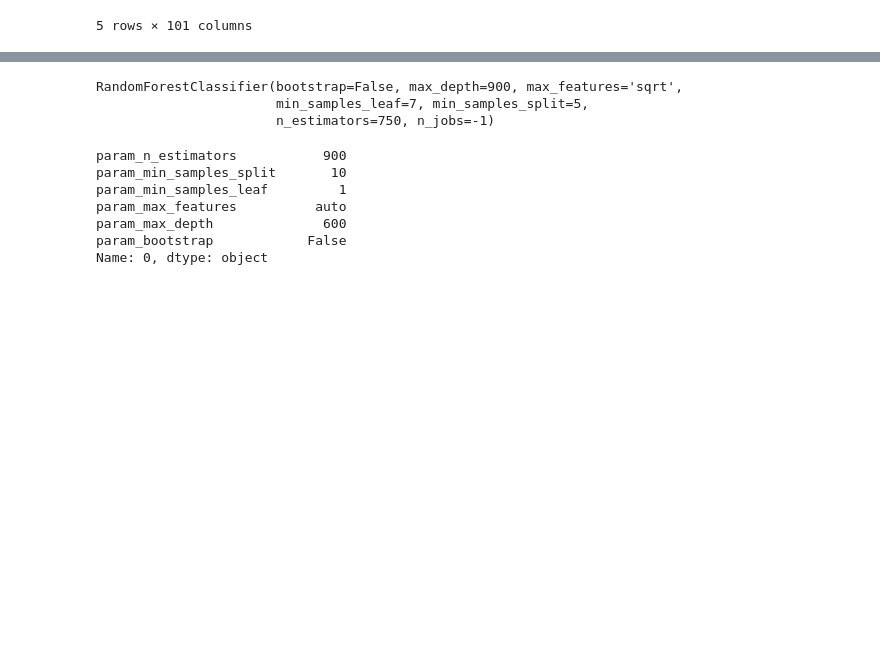
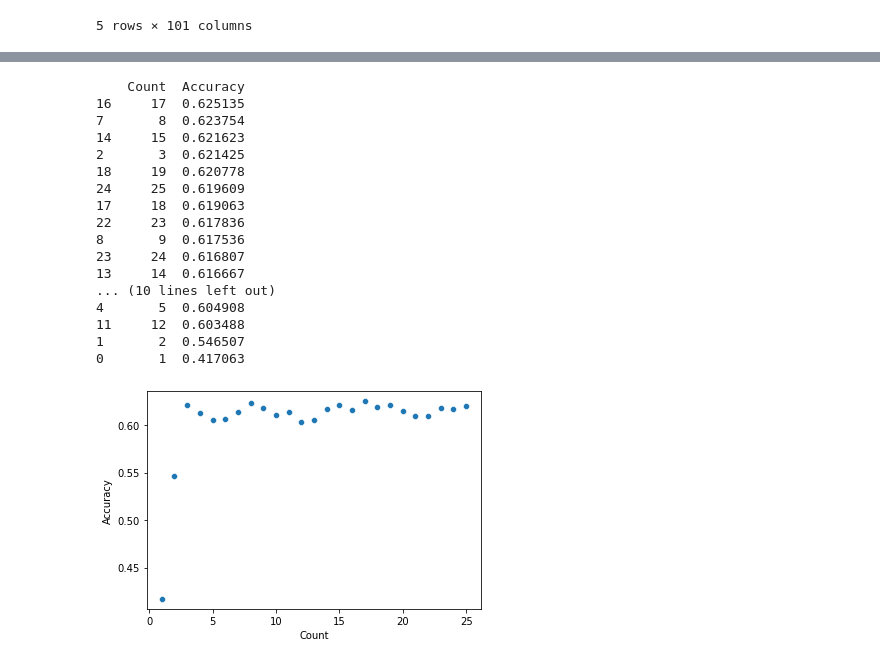
Before and after one commit to ToxPuro/Intro_to_ML_project, a Jupyter notebook: project.ipynb, the cells around one changed output, grey strips where cells are left out. Saved outputs shown, nothing was run; the diff lists cells and outputs as text; code cells hidden in the pictures; blank space fills up the shorter version.

```diff
--- a/project.ipynb
+++ b/project.ipynb
@@ -526,9 +536,61 @@ RandomForestClassifier(bootstrap=False, max_depth=600, min_samples_split=10,
+# %%
+#Multiclass Random Forest Feature Number Selection
+
+forest_features = pd.read_csv('rf_full.csv')
+forest_features.drop('Unnamed: 0', axis=1, inplace=True)
+forest_features.sort_values(by='Overall', ascending=False, inplace=True)
+rkf = RepeatedKFold(n_splits=10, n_repeats=10)
+
+feature_count = list(range(1, len(forest_features)+1))
+accuracy = list()
+for i in feature_count:
+    feature_names = forest_features.loc[:i-1, 'names']
+    features = npf[feature_names]
+    target = npf['class']
+    fold_accuracy = list()
+    for train_index, test_index in rkf.split(features):
+        features_train = features.iloc[train_index]
+        features_test = features.iloc[test_index]
+        target_train = target.iloc[train_index]
+        target_test = target.iloc[test_index]
+
+        model = RandomForestClassifier()
+        model.fit(features_train, target_train)
+        fold_accuracy.append(model.score(features_test, target_test))
+    accuracy.append(np.array(fold_accuracy).mean())
+
+count_table = pd.DataFrame()
+count_table['Count'] = feature_count
+count_table['Accuracy'] = accuracy
+
+count_table.sort_values(by='Accuracy', ascending=False, inplace=True)
+print(count_table)
+plt.clf()
+sns.scatterplot(data=count_table, x='Count', y='Accuracy')
+plt.show()
+# %% [output]
+    Count  Accuracy
+16     17  0.625135
+7       8  0.623754
+14     15  0.621623
+2       3  0.621425
+18     19  0.620778
+24     25  0.619609
+17     18  0.619063
+22     23  0.617836
+8       9  0.617536
+23     24  0.616807
+13     14  0.616667
+... (10 lines left out)
+4       5  0.604908
+11     12  0.603488
+1       2  0.546507
+0       1  0.417063
+[figure, added]
 # %%
-forest_features = pd.read_csv('rf_full.csv')
-forest_features.drop('Unnamed: 0', axis=1, inplace=True)
-forest_features.sort_values(by='Overall', ascending=False, inplace=True)
+#Multiclass Random Forest with Reduced Features
 
-multiclass_n = 5 #number of features to take
+multiclass_n = 4 #number of features to take
 target = npf['class']
 multiclass_feature_names = forest_features.loc[:multiclass_n-1, 'names'].to_numpy()
 multiclass_features = npf[multiclass_feature_names]
@@ -542,10 +604,10 @@ param_grid = {
     'bootstrap': [True,False]
 }
 
+RFC = RandomForestClassifier(n_jobs=-1)
+
 grid = RandomizedSearchCV(RFC, cv=10, param_distributions=param_grid, n_iter=100)
 grid.fit(features, target)
-
-print(grid.best_estimator_)
 
 multiclass_random_forest_final_table=pd.DataFrame(grid.cv_results_)
 multiclass_random_forest_final_table.sort_values(by=['rank_test_score', 'mean_test_score', 'std_test_score'],
@@ -553,8 +615,4 @@ multiclass_random_forest_final_table.sort_values(by=['rank_test_score', 'mean_te
 multiclass_random_forest_final_table.reset_index(drop=True, inplace=True)
 multiclass_random_forest_final_table.head()
 
-multiclass_random_forest_final = binary_random_forest_final_table.loc[0]
+multiclass_random_forest_final = multiclass_random_forest_final_table.loc[0]
-# %% [output]
-RandomForestClassifier(bootstrap=False, max_depth=900, max_features='sqrt',
-                       min_samples_leaf=7, min_samples_split=5,
-                       n_estimators=750, n_jobs=-1)
@@ -568,10 +618,0 @@ multiclass_random_forest_final = multiclass_random_forest_final[['param_n_estima
-# %%
-binary_random_forest_final
-# %% [output]
-param_n_estimators           900
-param_min_samples_split       10
-param_min_samples_leaf         1
-param_max_features          auto
-param_max_depth              600
-param_bootstrap            False
-Name: 0, dtype: object
```
Also changed, not shown: parts of 26 cells of this notebook.
